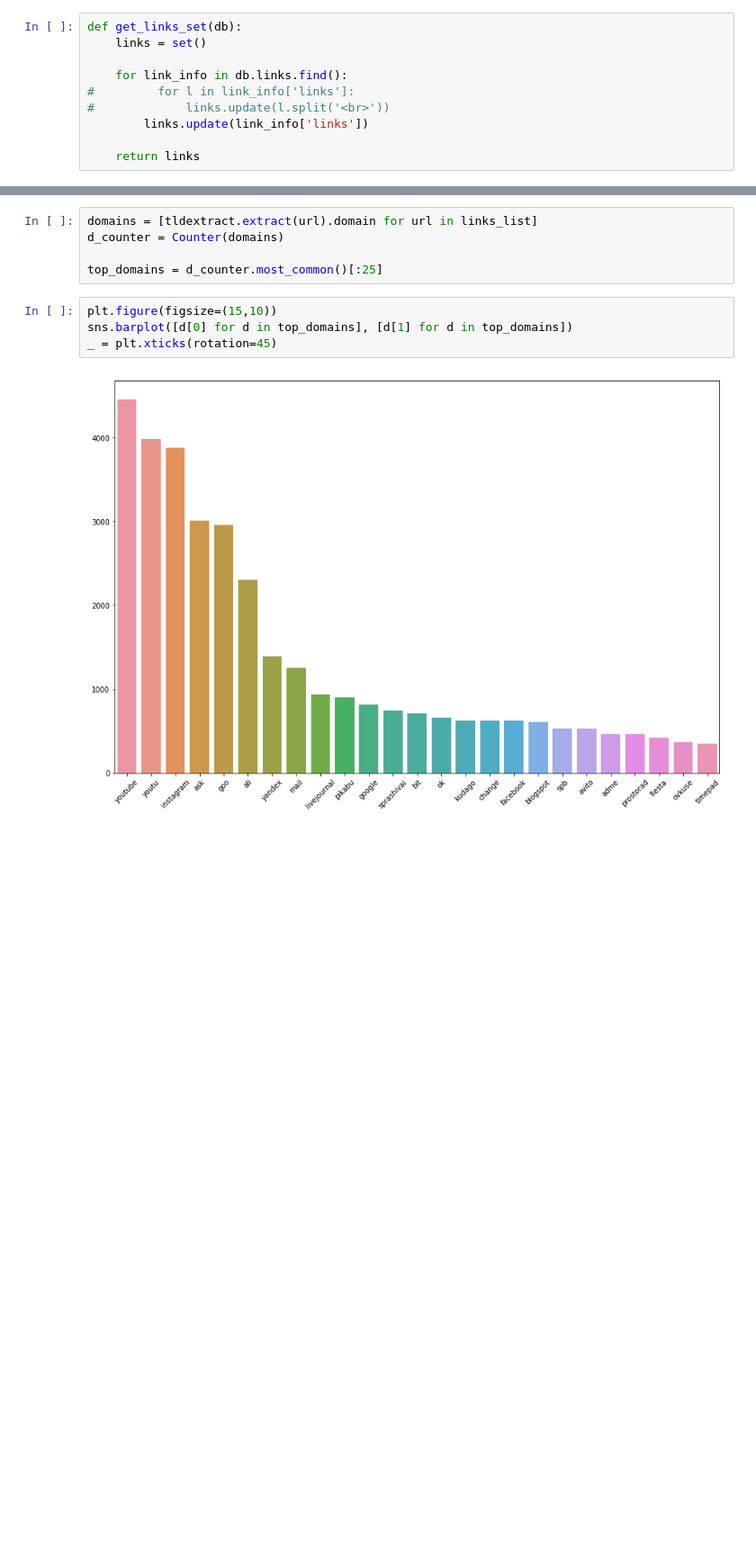
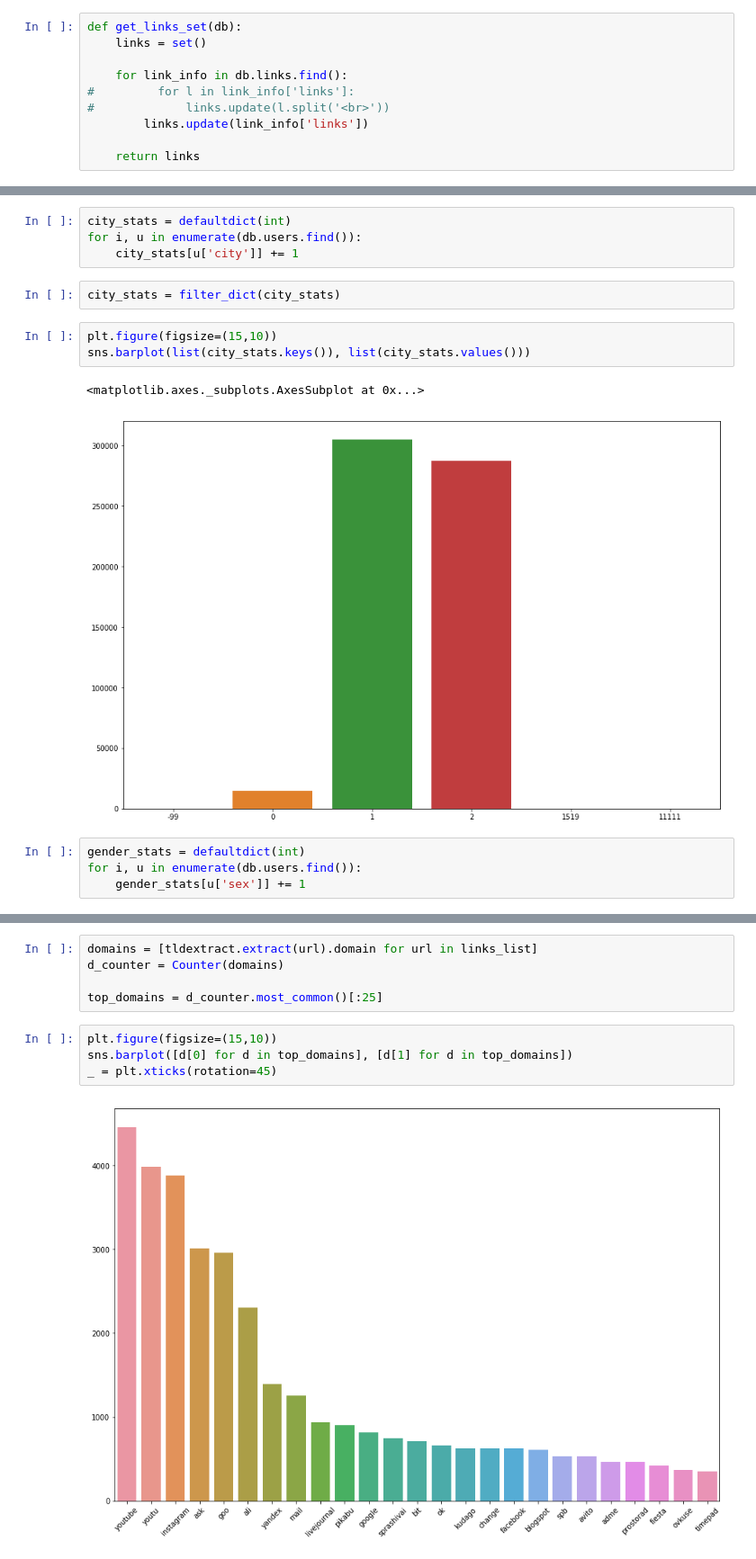
Before and after one commit to Vlad0922/finding_friends, a Jupyter notebook: Different stats.ipynb, the cells around one changed output, grey strips where cells are left out. Shown at 90% size. Saved outputs shown, nothing was run; the diff lists cells and outputs as text; blank space fills up the shorter version.

```diff
--- a/Different stats.ipynb
+++ b/Different stats.ipynb
@@ -29,0 +54,16 @@ len(links_list)
+# %%
+city_stats = defaultdict(int)
+for i, u in enumerate(db.users.find()):
+    city_stats[u['city']] += 1
+# %%
+city_stats = filter_dict(city_stats)
+# %%
+plt.figure(figsize=(15,10))
+sns.barplot(list(city_stats.keys()), list(city_stats.values()))
+# %% [output]
+<matplotlib.axes._subplots.AxesSubplot at 0x...>
+[figure, added]
+# %%
+gender_stats = defaultdict(int)
+for i, u in enumerate(db.users.find()):
+    gender_stats[u['sex']] += 1
```
Also changed, not shown: parts of 13 cells of this notebook, 2 other files.
